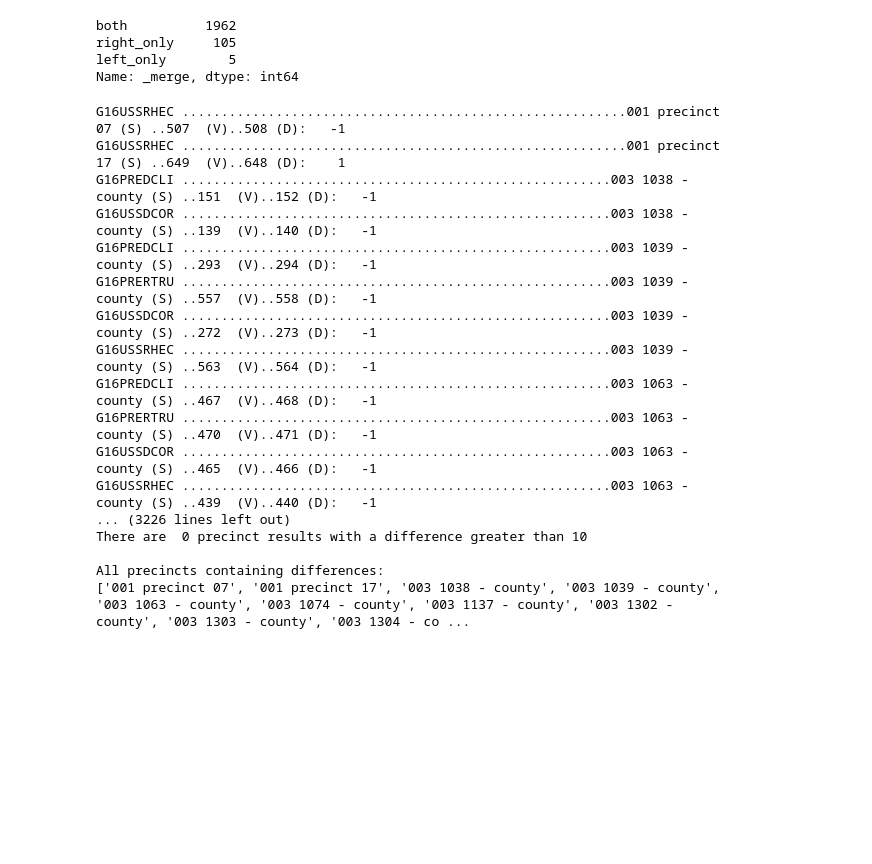
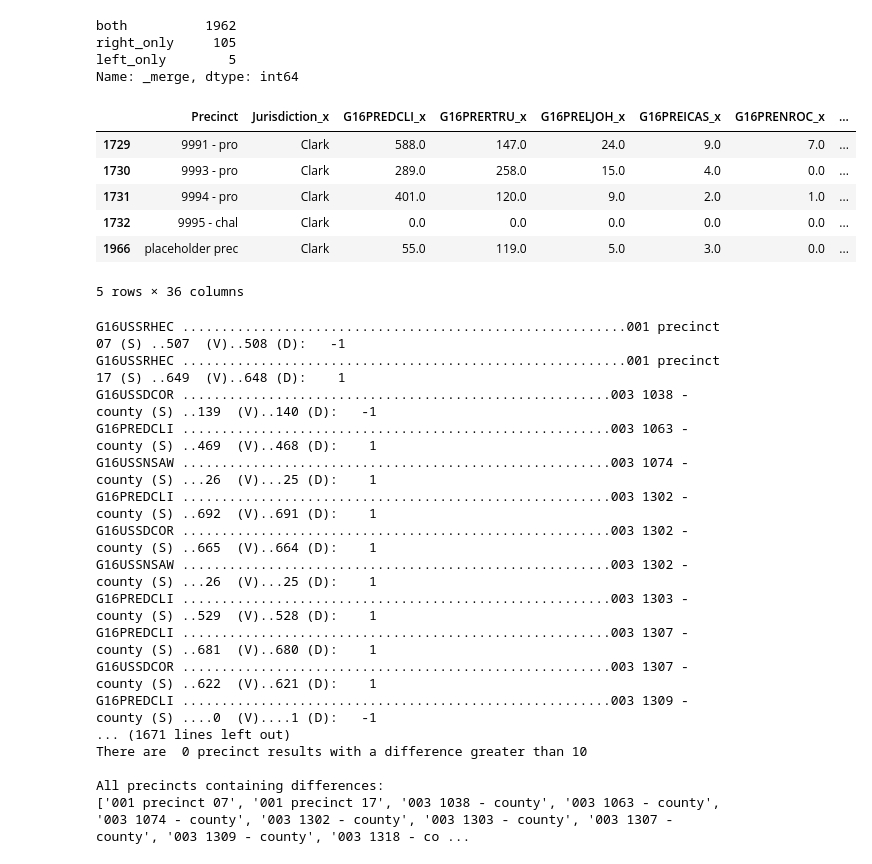
Before and after one commit to nonpartisan-redistricting-datahub/pdv-nv, a Jupyter notebook: vest-nv-2016/vest-nv-2016.ipynb, the cells around one changed output. Saved outputs shown, nothing was run; the diff lists cells and outputs as text; code cells hidden in the pictures; blank space fills up the shorter version.

```diff
--- a/vest-nv-2016/vest-nv-2016.ipynb
+++ b/vest-nv-2016/vest-nv-2016.ipynb
@@ -538,6 +538,12 @@ allocated_df
 | 1197 | 6614 - county | Clark | 0 | 2 | 0 | 0 | 0 | 0 | ... |
 | 1264 | 6722 - county | Clark | 0 | 2 | 0 | 0 | 0 | 0 | ... |
 | 1567 | 7745 - county | Clark | 0 | 2 | 0 | 0 | 0 | 0 | ... |
+# %%
+#drop placeholder prec
+i = pivot_df[(pivot_df.Precinct == 'placeholder prec')].index
+pivot_df = pivot_df.drop(i)
+# %%
+pivot_df.update(allocated_df)
 # %%
 #Allocating Countywide Absentee
 
@@ -545,11 +551,11 @@ absentee_votes = pivot_df[pivot_df["unq_id"].isin(["031 9600",
 "031 9700",
 "031 9800",
 "031 9900",
-"003 9991  pro",
-"003 9993  pro",
-"003 9994  pro",
-"003 9995  chal",
-"003 9996  county",
+"003 9991 - pro",
+"003 9993 - pro",
+"003 9994 - pro",
+"003 9995 - chal",
+"003 9996 - county",
 "021 precinct 88",
 "027 precinct 88",
 "029 precinct 88",
@@ -2077,6 +2053,16 @@ both          1962
 right_only     105
 left_only        5
 Name: _merge, dtype: int64
+# %%
+join_2[join_2["_merge"]=="left_only"]
+# %% [output]
+|  | Precinct | Jurisdiction_x | G16PREDCLI_x | G16PRERTRU_x | G16PRELJOH_x | G16PREICAS_x | G16PRENROC_x | ... |
+| 1729 | 9991 - pro | Clark | 588.0 | 147.0 | 24.0 | 9.0 | 7.0 | ... |
+| 1730 | 9993 - pro | Clark | 289.0 | 258.0 | 15.0 | 4.0 | 0.0 | ... |
+| 1731 | 9994 - pro | Clark | 401.0 | 120.0 | 9.0 | 2.0 | 1.0 | ... |
+| 1732 | 9995 - chal | Clark | 0.0 | 0.0 | 0.0 | 0.0 | 0.0 | ... |
+| 1966 | placeholder prec | Clark | 55.0 | 119.0 | 5.0 | 3.0 | 0.0 | ... |
+5 rows × 36 columns
 # %%
 #Checks individual precinct level
 def precinct_votes_check(merged_df,column_list,vest_on_left,name_col,print_level=0):
@@ -2132,18 +2118,18 @@ precinct_votes_check(drop_join, column_list, False, 'unq_id')
 # %% [output]
 G16USSRHEC .........................................................001 precinct 07 (S) ..507  (V)..508 (D):   -1
 G16USSRHEC .........................................................001 precinct 17 (S) ..649  (V)..648 (D):    1
-G16PREDCLI .......................................................003 1038 - county (S) ..151  (V)..152 (D):   -1
 G16USSDCOR .......................................................003 1038 - county (S) ..139  (V)..140 (D):   -1
-G16PREDCLI .......................................................003 1039 - county (S) ..293  (V)..294 (D):   -1
-G16PRERTRU .......................................................003 1039 - county (S) ..557  (V)..558 (D):   -1
-G16USSDCOR .......................................................003 1039 - county (S) ..272  (V)..273 (D):   -1
-G16USSRHEC .......................................................003 1039 - county (S) ..563  (V)..564 (D):   -1
-G16PREDCLI .......................................................003 1063 - county (S) ..467  (V)..468 (D):   -1
-G16PRERTRU .......................................................003 1063 - county (S) ..470  (V)..471 (D):   -1
-G16USSDCOR .......................................................003 1063 - county (S) ..465  (V)..466 (D):   -1
-G16USSRHEC .......................................................003 1063 - county (S) ..439  (V)..440 (D):   -1
-... (3226 lines left out)
+G16PREDCLI .......................................................003 1063 - county (S) ..469  (V)..468 (D):    1
+G16USSNSAW .......................................................003 1074 - county (S) ...26  (V)...25 (D):    1
+G16PREDCLI .......................................................003 1302 - county (S) ..692  (V)..691 (D):    1
+G16USSDCOR .......................................................003 1302 - county (S) ..665  (V)..664 (D):    1
+G16USSNSAW .......................................................003 1302 - county (S) ...26  (V)...25 (D):    1
+G16PREDCLI .......................................................003 1303 - county (S) ..529  (V)..528 (D):    1
+G16PREDCLI .......................................................003 1307 - county (S) ..681  (V)..680 (D):    1
+G16USSDCOR .......................................................003 1307 - county (S) ..622  (V)..621 (D):    1
+G16PREDCLI .......................................................003 1309 - county (S) ....0  (V)....1 (D):   -1
+... (1671 lines left out)
 There are  0 precinct results with a difference greater than 10
 
 All precincts containing differences:
-['001 precinct 07', '001 precinct 17', '003 1038 - county', '003 1039 - county', '003 1063 - county', '003 1074 - county', '003 1137 - county', '003 1302 - county', '003 1303 - county', '003 1304 - co ...
+['001 precinct 07', '001 precinct 17', '003 1038 - county', '003 1063 - county', '003 1074 - county', '003 1302 - county', '003 1303 - county', '003 1307 - county', '003 1309 - county', '003 1318 - co ...
```
Also changed, not shown: parts of 4 cells of this notebook.
